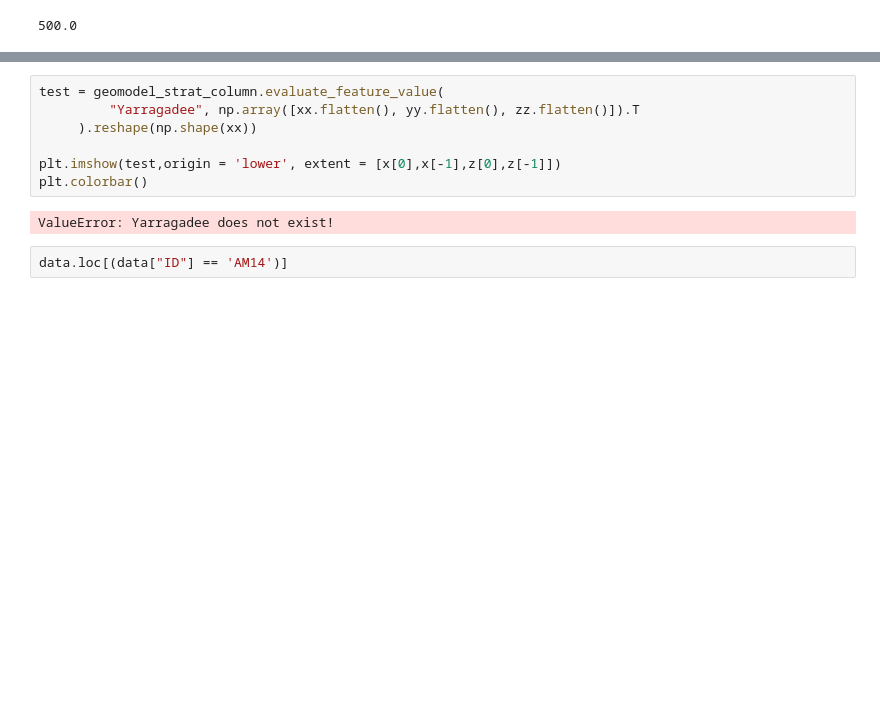
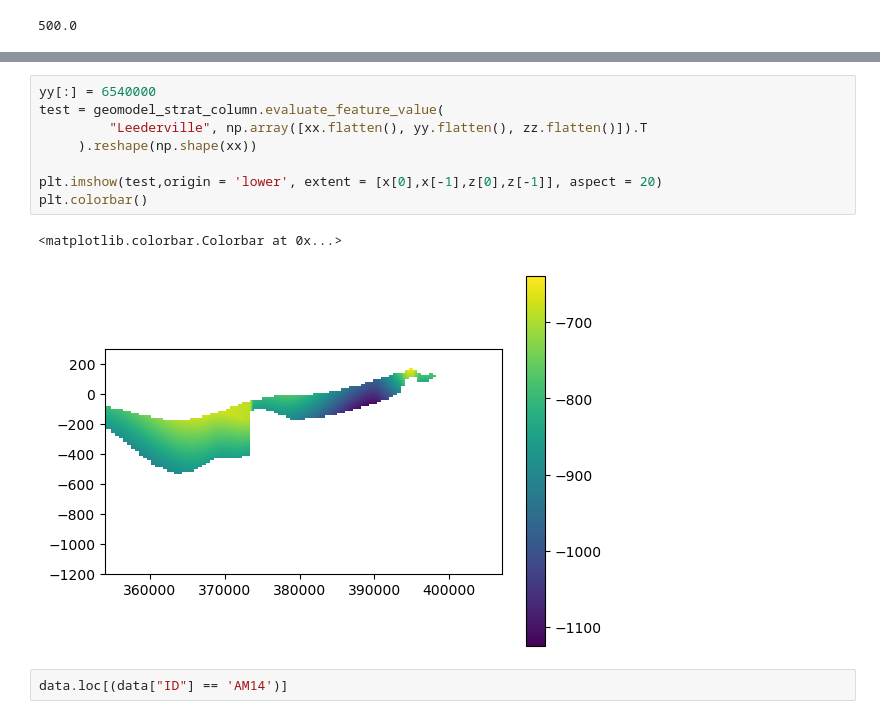
Before and after one commit to malvina-chmielarski/Otorowiri, a Jupyter notebook: scripts/badaminna_geo.ipynb, the cells around one changed output, grey strips where cells are left out. Drawn from its saved outputs; the diff is of its cells as text; blank space fills up the shorter version.

```diff
--- a/scripts/badaminna_geo.ipynb
+++ b/scripts/badaminna_geo.ipynb
@@ -1144,12 +1053,14 @@ ERROR: 2024-05-11 00:37:25,743: geological_model.py:1540 -- Model does not conta
 # %%
+yy[:] = 6540000
 test = geomodel_strat_column.evaluate_feature_value(
-         "Yarragadee", np.array([xx.flatten(), yy.flatten(), zz.flatten()]).T
+         "Leederville", np.array([xx.flatten(), yy.flatten(), zz.flatten()]).T
      ).reshape(np.shape(xx))
 
-plt.imshow(test,origin = 'lower', extent = [x[0],x[-1],z[0],z[-1]])
+plt.imshow(test,origin = 'lower', extent = [x[0],x[-1],z[0],z[-1]], aspect = 20)
 plt.colorbar()
 # %% [output]
-ValueError: Yarragadee does not exist!
+<matplotlib.colorbar.Colorbar at 0x...>
+[figure, added]
 # %%
 data.loc[(data["ID"] == 'AM14')]
 # %%
```
Also changed, not shown: parts of 15 cells of this notebook, 2 other files.
